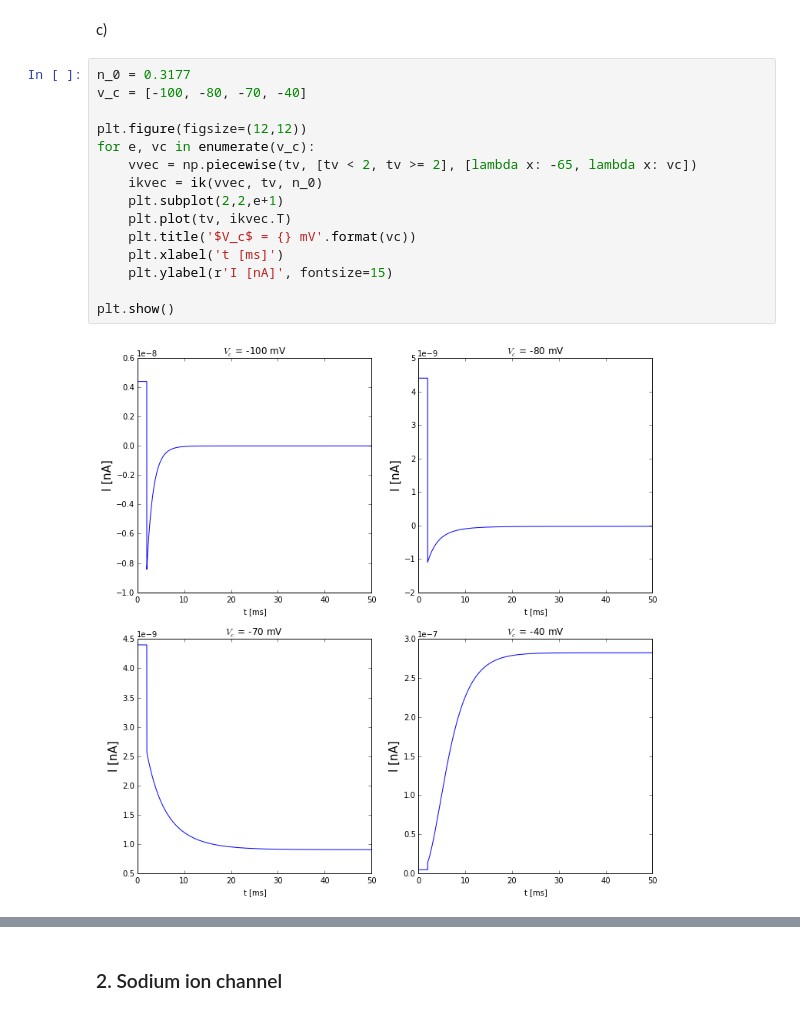
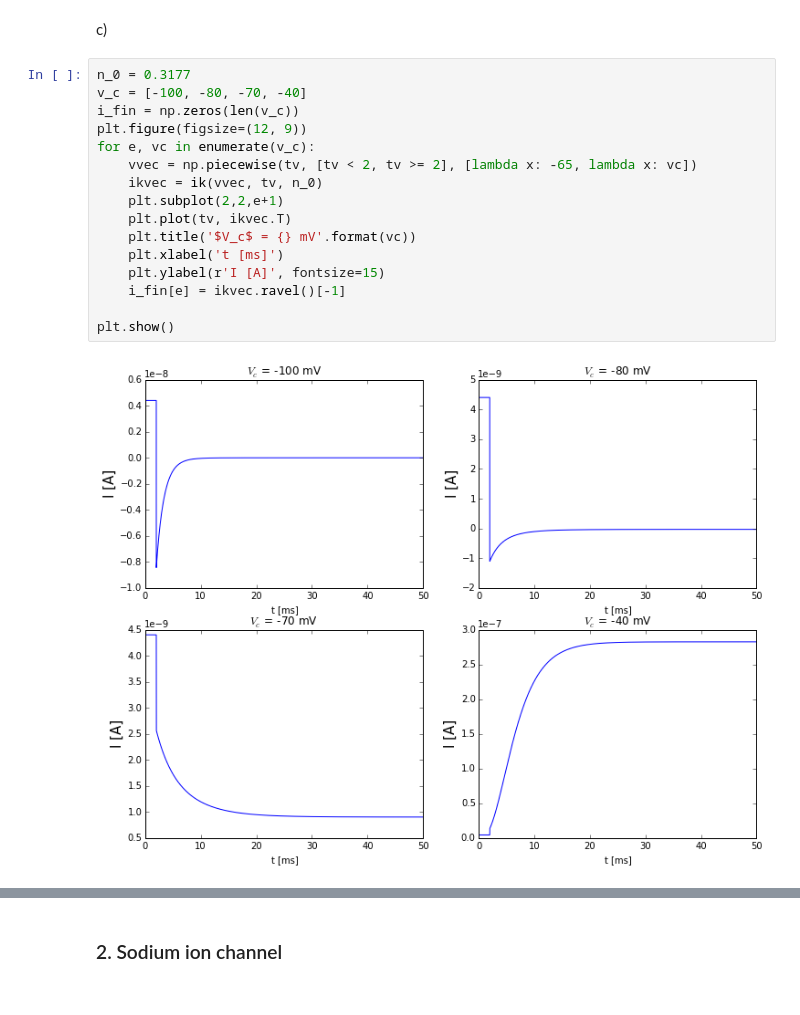
Before and after one commit to dokato/mns, a Jupyter notebook: MNS_5.ipynb, the cells around one changed output, grey strips where cells are left out. Drawn from its saved outputs; the diff is of its cells as text.

```diff
--- a/MNS_5.ipynb
+++ b/MNS_5.ipynb
@@ -82,17 +82,18 @@ c)
 # %%
 n_0 = 0.3177
 v_c = [-100, -80, -70, -40]
-
-plt.figure(figsize=(12,12))
+i_fin = np.zeros(len(v_c))
+plt.figure(figsize=(12, 9))
 for e, vc in enumerate(v_c):
     vvec = np.piecewise(tv, [tv < 2, tv >= 2], [lambda x: -65, lambda x: vc])
     ikvec = ik(vvec, tv, n_0)
     plt.subplot(2,2,e+1)
     plt.plot(tv, ikvec.T)
     plt.title('$V_c$ = {} mV'.format(vc))
     plt.xlabel('t [ms]')
-    plt.ylabel(r'I [nA]', fontsize=15)
+    plt.ylabel(r'I [A]', fontsize=15)
+    i_fin[e] = ikvec.ravel()[-1]
 
 plt.show()
 # %% [output]
-[figure, old version]
+[figure, new version]
```
Also changed, not shown: parts of 2 cells of this notebook.
